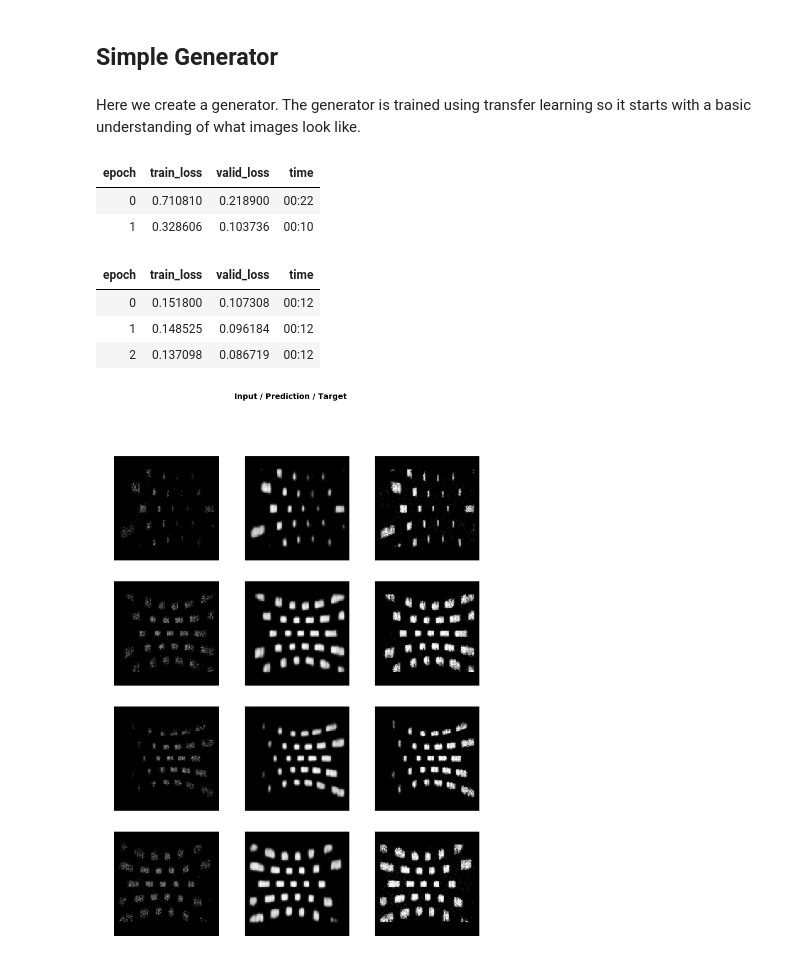
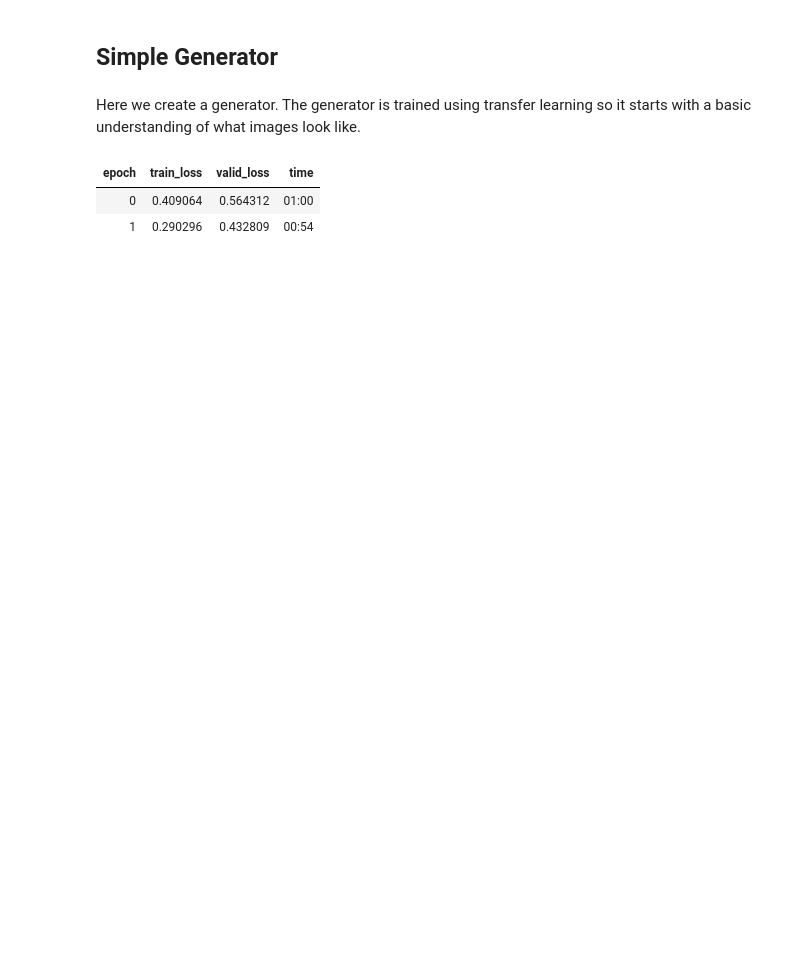
Before and after one commit to aljevisser/low-count-SPECT-imaging, a Jupyter notebook: mipai.ipynb, the cells around one changed output. Cells and saved outputs as stored; diff of their text form; code cells hidden in the pictures; blank space fills up the shorter version.

```diff
--- a/mipai.ipynb
+++ b/mipai.ipynb
@@ -16,7 +16,7 @@ import os
 # %% [markdown]
 ## (1) Making directories and checking the images.
 # %%
-path = Path('proj')
+path = Path('proj_20_200')
 
 #creates the path in which the folders of the images are in.
 # %%
@@ -132,11 +69,12 @@ def get_data(bs,size):
            .transform(get_transforms(max_zoom=2.), size=size, tfm_y=True)
            .databunch(bs=bs).normalize(imagenet_stats, do_y=True))
 
-    data.c = 3
+#     data.c = 3
     return data
 
 src = ImageImageList.from_folder(path_low).split_by_rand_pct(0.1, seed=42)
-data_gen = get_data(bs=8,size=128)
+
+data_gen = get_data(bs=4,size=512)
 
 #this creates the databunch.
 # %%
@@ -162,15 +100,9 @@ learn_gen = create_gen_learner(wd, data_gen, y_range, loss_gen)
 Here we create a generator. The generator is trained using transfer learning so it starts with a basic understanding of what images look like.
 # %%
 learn_gen.fit_one_cycle(2, pct_start=0.8)
-learn_gen.unfreeze()
-learn_gen.fit_one_cycle(3, slice(1e-6,1e-3))
-learn_gen.show_results(rows=4)
+# learn_gen.unfreeze()
+# learn_gen.fit_one_cycle(3, slice(1e-6,1e-3))
 # %% [output]
 | epoch | train_loss | valid_loss | time |
-| 0 | 0.710810 | 0.218900 | 00:22 |
-| 1 | 0.328606 | 0.103736 | 00:10 |
+| 0 | 0.409064 | 0.564312 | 01:00 |
+| 1 | 0.290296 | 0.432809 | 00:54 |
-| epoch | train_loss | valid_loss | time |
-| 0 | 0.151800 | 0.107308 | 00:12 |
-| 1 | 0.148525 | 0.096184 | 00:12 |
-| 2 | 0.137098 | 0.086719 | 00:12 |
-[figure, removed]
```
Also changed, not shown: parts of 32 cells of this notebook, 10 other files.
